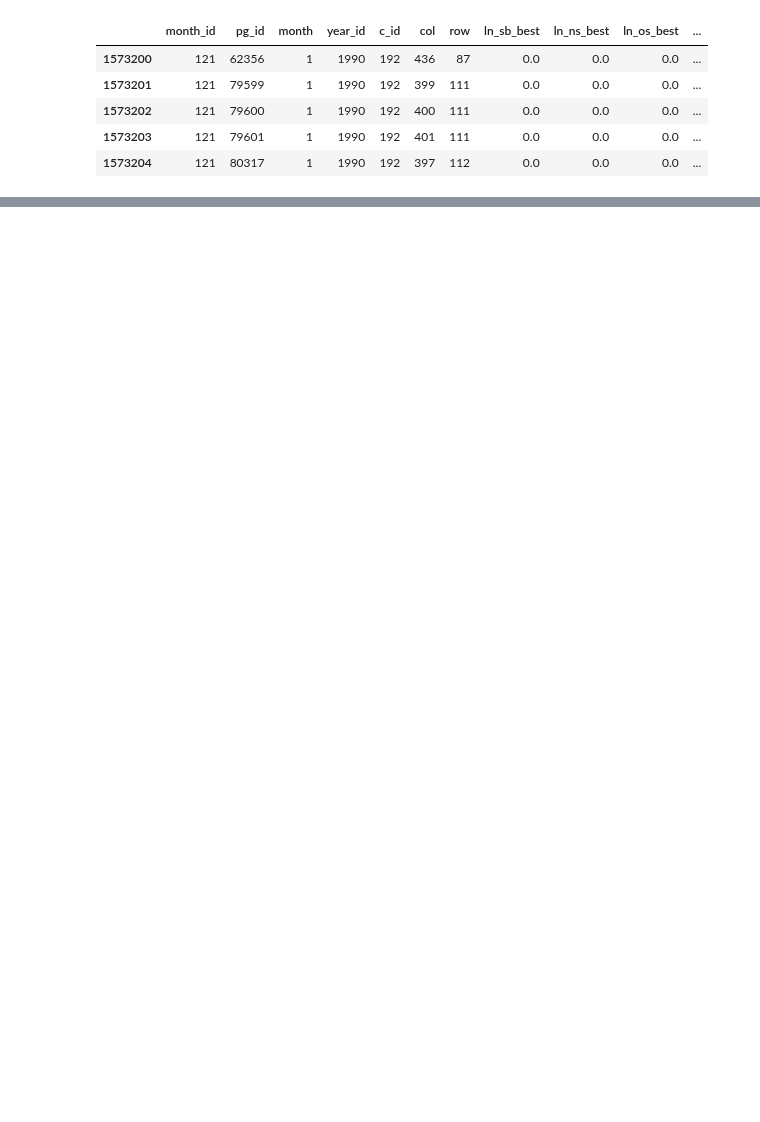
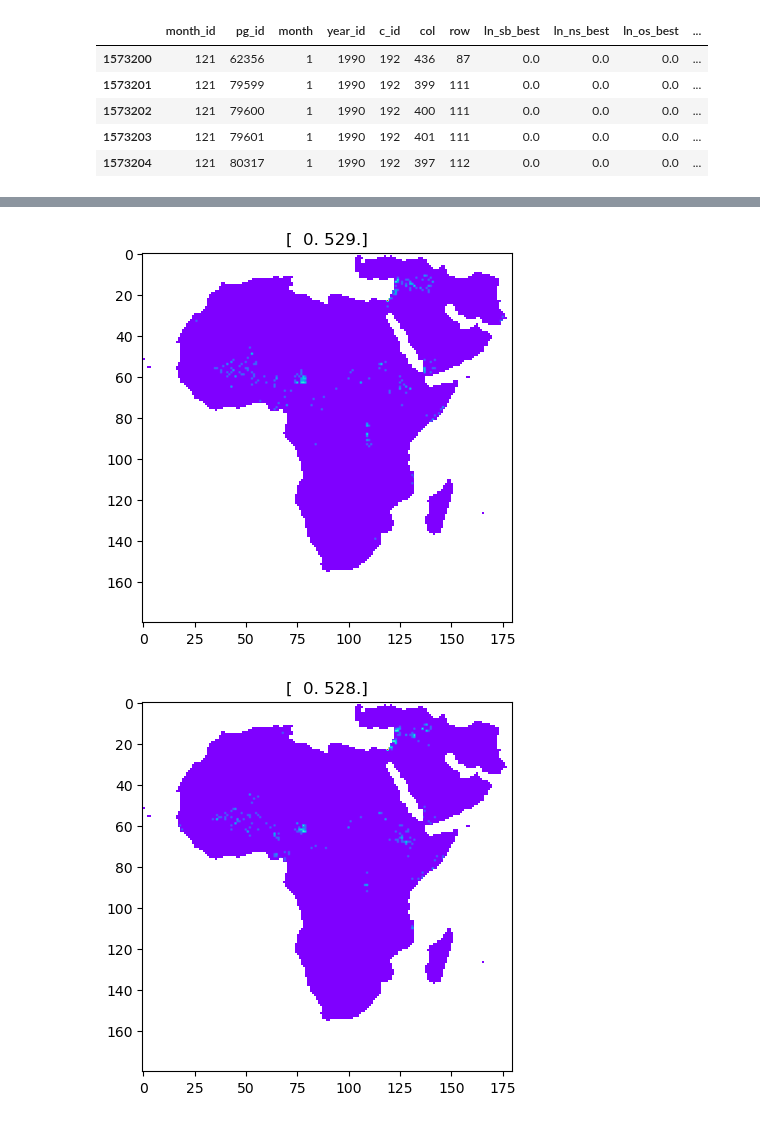
Before and after one commit to prio-data/views_pipeline, a Jupyter notebook: models/purple_alien/notebooks/check_data.ipynb, the cells around one changed output, grey strips where cells are left out. Saved outputs shown, nothing was run; the diff lists cells and outputs as text; code cells hidden in the pictures; blank space fills up the shorter version.

Commit message:
checked and fixed dataloaders

```diff
--- a/models/purple_alien/notebooks/check_data.ipynb
+++ b/models/purple_alien/notebooks/check_data.ipynb
@@ -276,0 +330,5 @@ views_df.head() # looks more legit now...
+# %%
+views_vol = get_data(config)
+print(views_vol.shape)
+
+print(np.unique(views_vol[:,:,:,3])) # look legit - check partation config)
@@ -276,0 +359,6 @@ views_df.head() # looks more legit now...
+# %%
+for i in range(10): #(vol.shape[0]):
+    true_obs_masked = np.ma.masked_where((views_vol[0,:,:,4] == 0), views_vol[i,:,:,5])
+    plt.imshow(true_obs_masked, cmap = 'rainbow')
+    plt.title(np.unique(views_vol[i,:,:,3])) # mean wrong since lots of zeros (oceans etc.) Parhaps the zeros should just get a month_id anyway?
+    plt.show()
@@ -276,0 +376,9 @@ views_df.head() # looks more legit now...
+# %%
+for i in range(10): #(vol.shape[0]):
+    true_obs_masked = np.ma.masked_where((views_vol[0,:,:,4] == 0), views_vol[-(i+1),:,:,5])
+    plt.imshow(true_obs_masked, cmap = 'rainbow')
+    plt.title(np.unique(views_vol[-(i+1),:,:,3])) # mean wrong since lots of zeros (oceans etc.) Parhaps the zeros should just get a month_id anyway?
+    plt.show()
+# %% [output]
+[figure, added]
+[figure, added]
```
Also changed, not shown: parts of 15 cells of this notebook, 4 other files.
